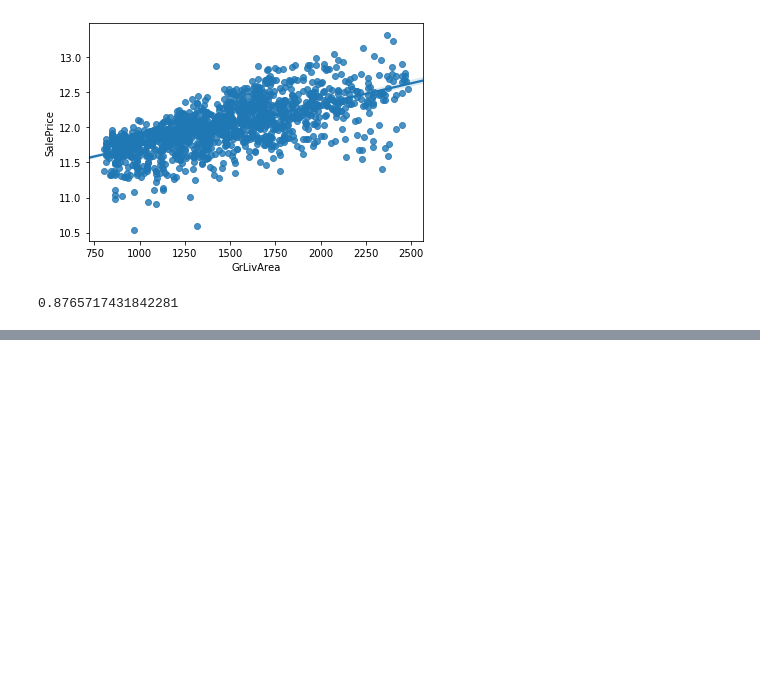
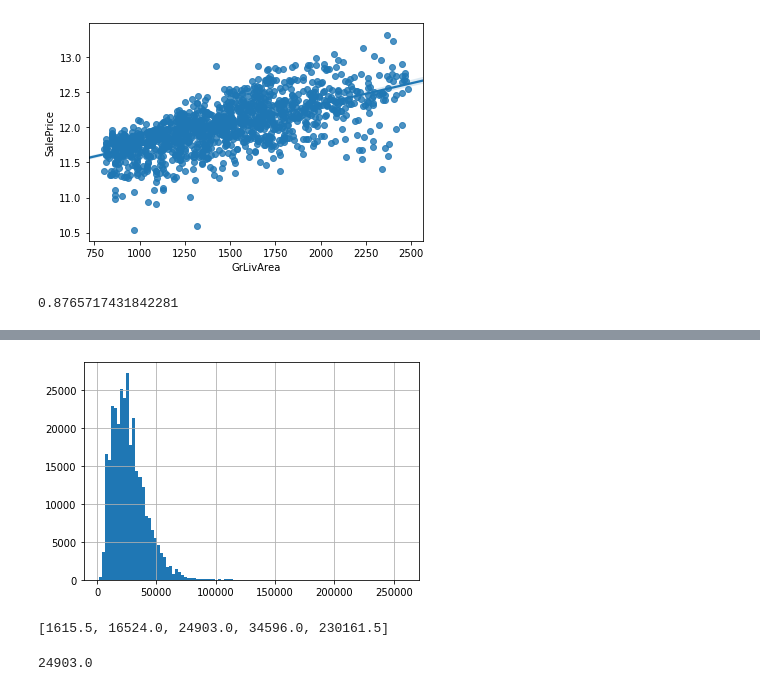
Before and after one commit to zzo30802/3rd-ML100Days, a Jupyter notebook: homework/ML_100Days_note.ipynb, the cells around one changed output, grey strips where cells are left out. Saved outputs shown, nothing was run; the diff lists cells and outputs as text; code cells hidden in the pictures; blank space fills up the shorter version.

```diff
--- a/homework/ML_100Days_note.ipynb
+++ b/homework/ML_100Days_note.ipynb
@@ -1096,0 +1114,16 @@ cross_val_score(estimator, train_X, train_Y, cv=5).mean()
+# %%
+# Import 需要的套件
+import os
+import numpy as np
+import pandas as pd
+import matplotlib.pyplot as plt
+
+%matplotlib inline
+
+# 設定 data_path
+dir_data = './data/'
+# %%
+f_app = os.path.join(dir_data, 'application_train.csv')
+print('Path of read in data: %s' % (f_app))
+app_train = pd.read_csv(f_app)
+app_train.head()
@@ -1096,0 +1168,5 @@ cross_val_score(estimator, train_X, train_Y, cv=5).mean()
+# %%
+app_train[~app_train['AMT_ANNUITY'].isnull()]['AMT_ANNUITY'].hist(bins = 100)
+plt.show()
+# %% [output]
+[figure, added]
@@ -1096,0 +1176,11 @@ cross_val_score(estimator, train_X, train_Y, cv=5).mean()
+# %%
+five_num = [0, 25, 50, 75, 100]
+quantile_5s = [np.percentile(app_train[~app_train['AMT_ANNUITY'].isnull()]['AMT_ANNUITY'], q = i) for i in five_num]
+print(quantile_5s)
+# %% [output]
+[1615.5, 16524.0, 24903.0, 34596.0, 230161.5]
+# %%
+# 得到 median 的另外一種方法
+np.median(app_train[~app_train['AMT_ANNUITY'].isnull()]['AMT_ANNUITY'])
+# %% [output]
+24903.0
```
Also changed, not shown: parts of 17 cells of this notebook.
